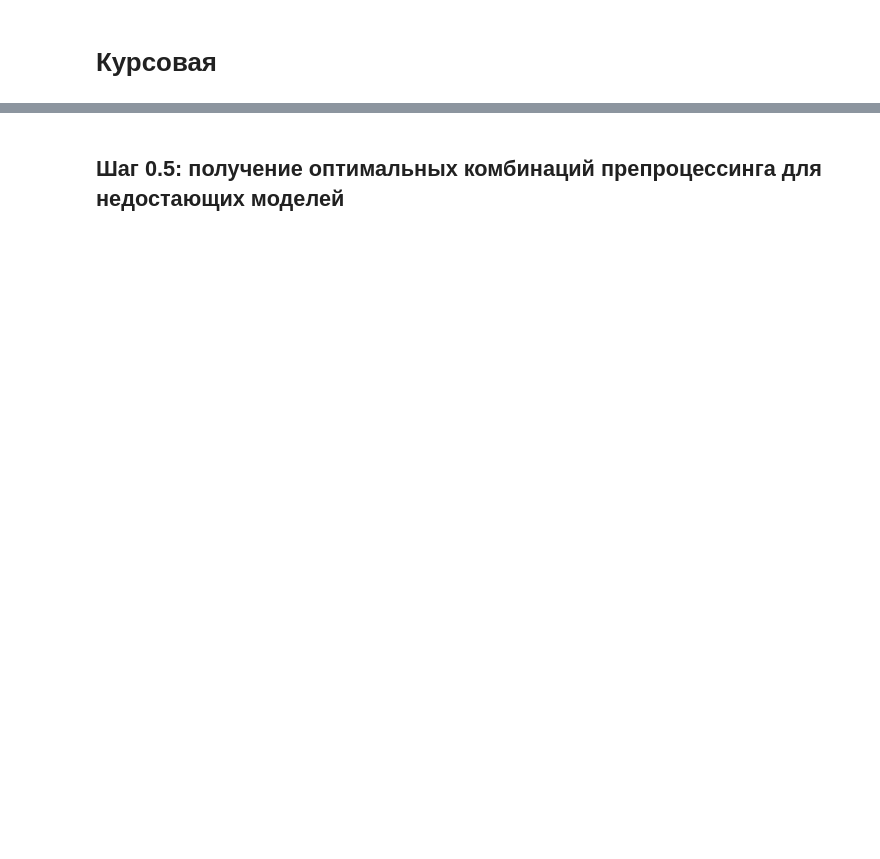
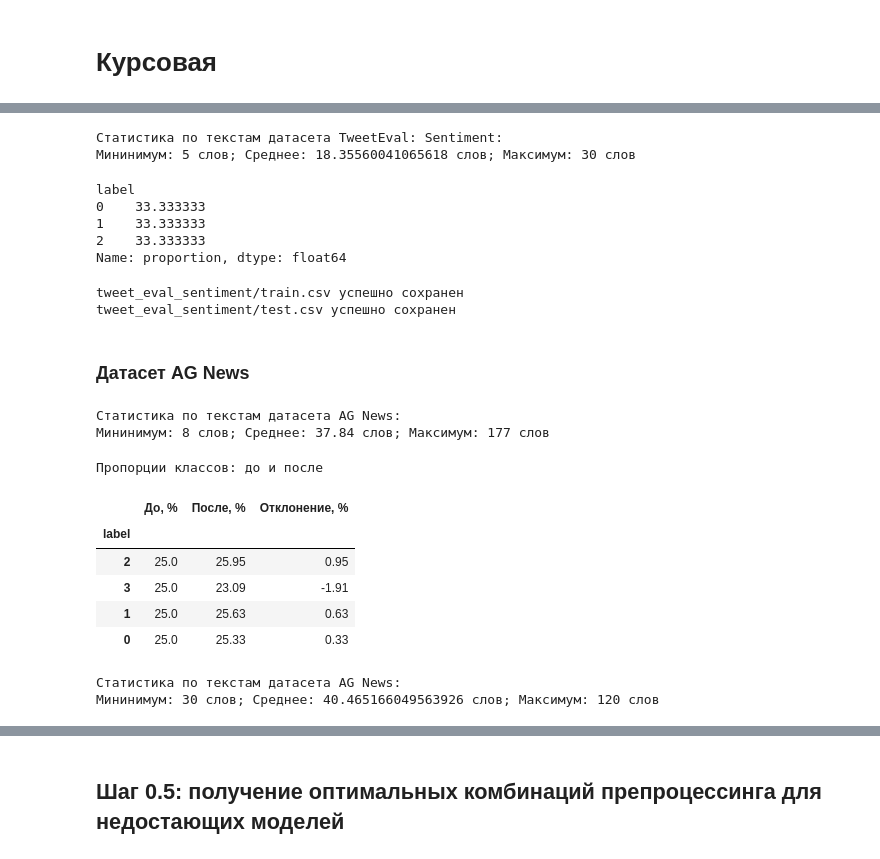
Before and after one commit to unclestep/text_topic_ml, a Jupyter notebook: main.ipynb, the cells around one changed output, grey strips where cells are left out. Drawn from its saved outputs; the diff is of its cells as text; code cells hidden in the pictures; blank space fills up the shorter version.

```diff
--- a/main.ipynb
+++ b/main.ipynb
@@ -76,0 +60,77 @@ ccdv_arxiv-classification/test.csv успешно сохранен
+# %%
+# проверим что фильтрация применилась
+word_counts = tweet_df["text"].apply(lambda x: len(str(x).split()))
+
+print(f"Статистика по текстам датасета TweetEval: Sentiment:")
+print(f"Мининимум: {word_counts.min()} слов; Среднее: {word_counts.mean()} слов; Максимум: {word_counts.max()} слов")
+# %% [output]
+Статистика по текстам датасета TweetEval: Sentiment:
+Мининимум: 5 слов; Среднее: 18.35560041065618 слов; Максимум: 30 слов
+# %%
+# дополнительно сбланарсируем классы
+min_count = tweet_df["label"].value_counts().min()
+
+tweet_balanced = tweet_df.groupby("label", group_keys=False).apply(lambda x: x.sample(n=min_count, random_state=42)).reset_index(drop=True)
+
+tweet_balanced["label"].value_counts(normalize=True) * 100 # пропорции после балансировки
+# %% [output]
+label
+0    33.333333
+1    33.333333
+2    33.333333
+Name: proportion, dtype: float64
+# %%
+# сохраним результат в таблицы
+tweet_train, tweet_test = train_test_split(tweet_balanced, test_size=0.3, stratify=tweet_balanced["label"], random_state=42) # вручную разбиваем на train и test
+dataset = {"train": tweet_train, "test": tweet_test} # создаем общий датасет чтобы передать в функцию
+
+save_dataset(dataset, "train", "tweet_eval_sentiment")
+save_dataset(dataset, "test", "tweet_eval_sentiment")
+# %% [output]
+tweet_eval_sentiment/train.csv успешно сохранен
+tweet_eval_sentiment/test.csv успешно сохранен
+# %% [markdown]
+### Датасет **AG News**
+# %%
+agn_ds = load_dataset("ag_news", trust_remote_code=True)
+
+agn_train = pd.DataFrame(agn_ds["train"])
+agn_test = pd.DataFrame(agn_ds["test"])
+agn_df = pd.concat([agn_train, agn_test], ignore_index=True)
+
+word_counts = agn_df["text"].apply(lambda x: len(str(x).split()))
+
+print(f"Статистика по текстам датасета AG News:")
+print(f"Мининимум: {word_counts.min()} слов; Среднее: {word_counts.mean()} слов; Максимум: {word_counts.max()} слов")
+# %% [output]
+Статистика по текстам датасета AG News:
+Мининимум: 8 слов; Среднее: 37.84 слов; Максимум: 177 слов
+# %%
+# необходимо сузить диапазон до заданного в курсовой
+before = agn_df["label"].value_counts(normalize=True) * 100 # пропорции до
+agn_df = agn_df[agn_df["text"].str.strip().str.split().str.len().between(30, 120)].reset_index(drop=True) # сужаем диапазон до заданного
+after = agn_df["label"].value_counts(normalize=True) * 100 # пропорции после
+
+comparison = pd.concat([before, after], axis=1, keys=["До, %", "После, %"])
+comparison["Отклонение, %"] = (comparison["После, %"] - comparison["До, %"])
+comparison = comparison.round(2)
+
+print("Пропорции классов: до и после")
+comparison
+# %% [output]
+Пропорции классов: до и после
+|  | До, % | После, % | Отклонение, % |
+| label |  |  |  |
+| 2 | 25.0 | 25.95 | 0.95 |
+| 3 | 25.0 | 23.09 | -1.91 |
+| 1 | 25.0 | 25.63 | 0.63 |
+| 0 | 25.0 | 25.33 | 0.33 |
+# %%
+# проверим что фильтрация применилась
+word_counts = agn_df["text"].apply(lambda x: len(str(x).split()))
+
+print(f"Статистика по текстам датасета AG News:")
+print(f"Мининимум: {word_counts.min()} слов; Среднее: {word_counts.mean()} слов; Максимум: {word_counts.max()} слов")
+# %% [output]
+Статистика по текстам датасета AG News:
+Мининимум: 30 слов; Среднее: 40.465166049563926 слов; Максимум: 120 слов
```
Also changed, not shown: parts of 17 cells of this notebook, 11 other files.
